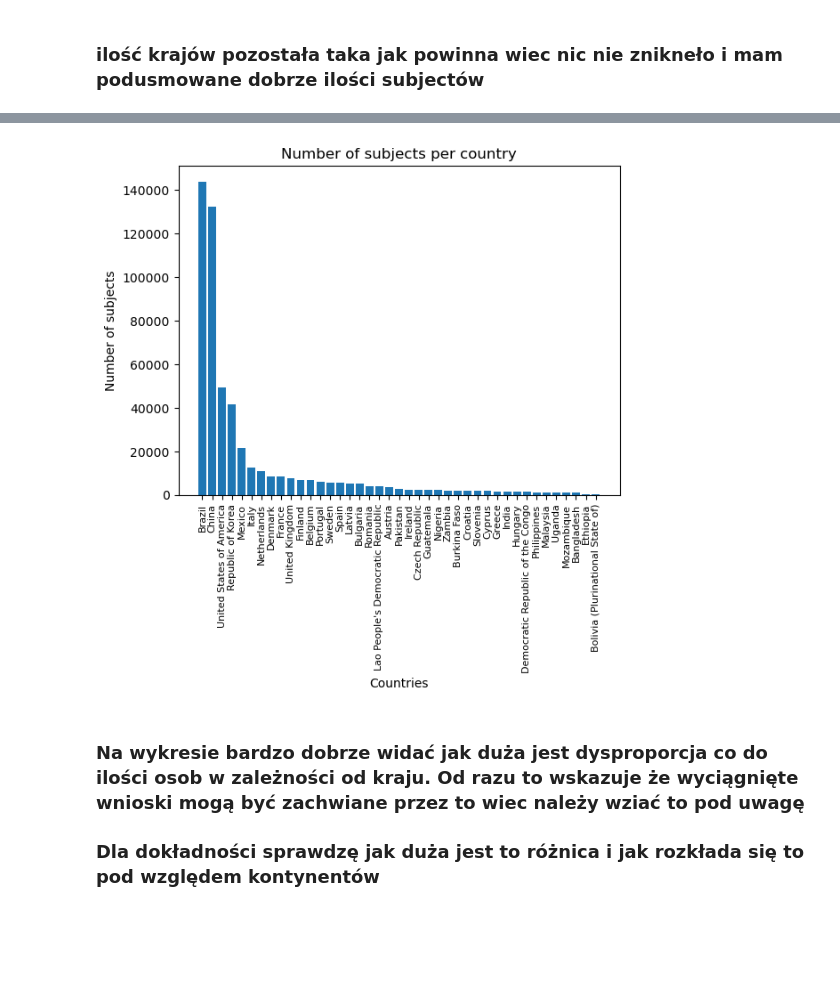
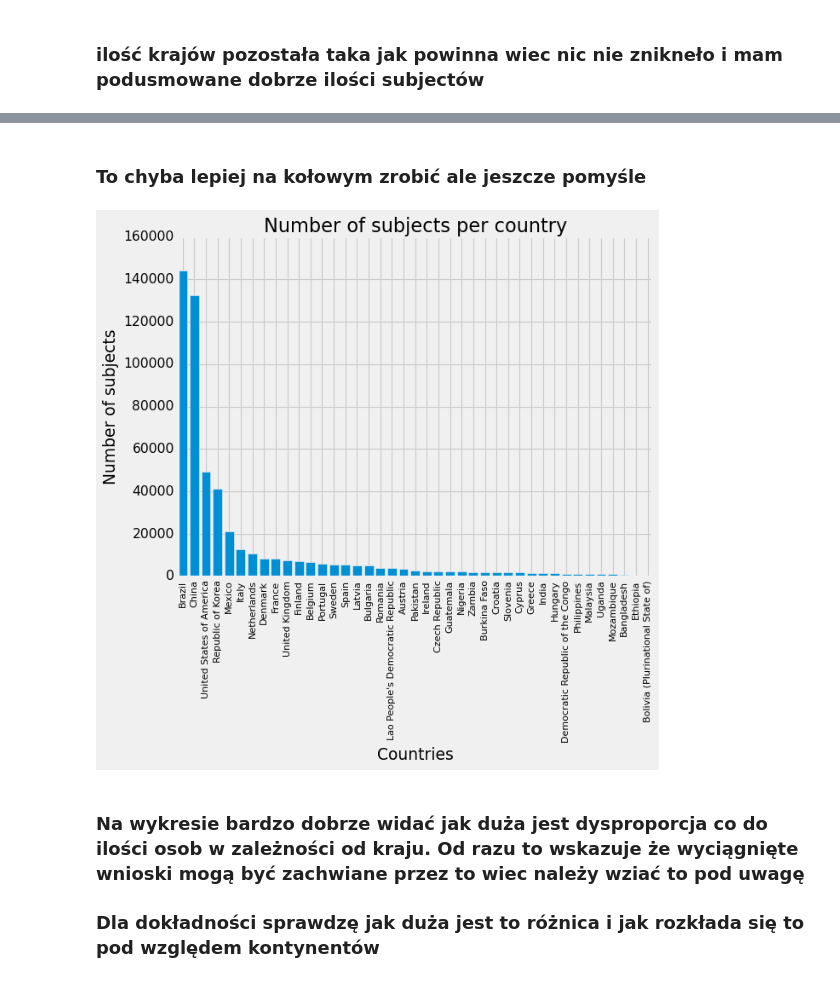
Before and after one commit to lukacjo/food_consumption, a Jupyter notebook: food_consumption.ipynb, the cells around one changed output, grey strips where cells are left out. Drawn from its saved outputs; the diff is of its cells as text; code cells hidden in the pictures; blank space fills up the shorter version.

Commit message:
visualizations

```diff
--- a/food_consumption.ipynb
+++ b/food_consumption.ipynb
@@ -18,6 +18,7 @@ import pandas as pd
 import missingno as msno
 import matplotlib.pyplot as plt
 import pycountry_convert as pc
+plt.style.use('fivethirtyeight')
 # %%
 food=pd.read_csv("fullcifocoss.csv", on_bad_lines='skip', sep=';', skipinitialspace = True)
 pd.set_option('display.max_columns', None) # sprawiam że można przejżeć wszystkie columny ponieważ deafaultowo jest ograniczona ilość wyświetlanych kolumn
@@ -459,12 +452,14 @@ most_sub_ctry
+# %% [markdown]
+### To chyba lepiej na kołowym zrobić ale jeszcze pomyśle
 # %%
 plt.bar(most_sub_ctry['Country'], most_sub_ctry['Number_of_subjects'])
-plt.xticks(most_sub_ctry['Country'], rotation='vertical', size=8)
+plt.xticks(most_sub_ctry['Country'], rotation='vertical', size=10)
 plt.ylabel("Number of subjects")
 plt.xlabel("Countries")
 plt.title("Number of subjects per country")
 plt.show()
 # %% [output]
-[figure, old version]
+[figure, new version]
 # %% [markdown]
 ### Na wykresie bardzo dobrze widać jak duża jest dysproporcja co do ilości osob w zależności od kraju. Od razu to wskazuje że wyciągnięte wnioski mogą być zachwiane przez to wiec należy wziać to pod uwagę
 ### Dla dokładności sprawdzę jak duża jest to różnica i jak rozkłada się to pod względem kontynentów
```
Also changed, not shown: parts of 38 cells of this notebook.
